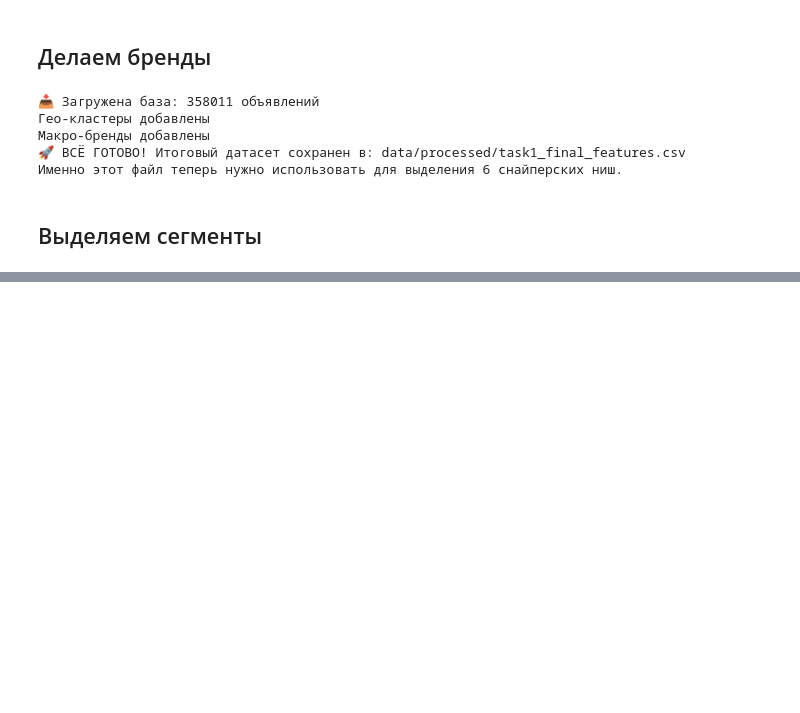
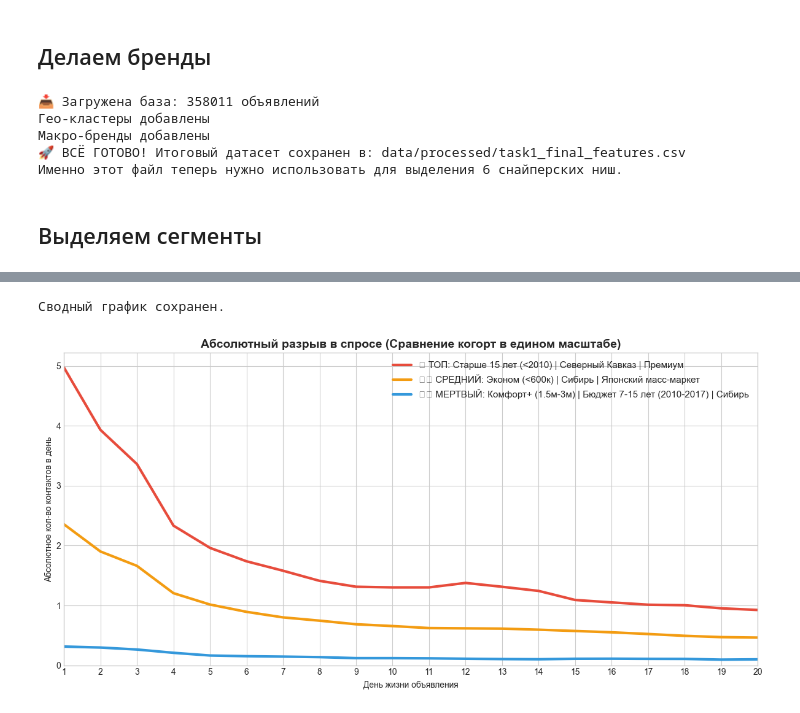
Before and after one commit to Arseniy0203/Avito_Case, a Jupyter notebook: 3_Segmentation.ipynb, the cells around one changed output, grey strips where cells are left out. Drawn from its saved outputs; the diff is of its cells as text; code cells hidden in the pictures; blank space fills up the shorter version.

```diff
--- a/3_Segmentation.ipynb
+++ b/3_Segmentation.ipynb
@@ -615,0 +719,46 @@ else:
+# %%
+plt.style.use('seaborn-v0_8-whitegrid')
+
+# Загрузка
+df_segments = pd.read_csv('data/processed/FINAL_PRODUCT_SEGMENTS.csv')
+df_dyn = pd.read_csv('data/processed/processed_task2_dense_dynamics.csv')
+df_segments['segment_ids'] = df_segments['segment_ids'].apply(ast.literal_eval)
+
+# Берем по ОДНОМУ самому яркому представителю из 3 групп
+top_segment = df_segments.iloc[0]
+mid_segment = df_segments.iloc[len(df_segments) // 2]
+bot_segment = df_segments.iloc[-1]
+
+plt.figure(figsize=(12, 6))
+
+# Рисуем 3 линии на одних осях
+for row, color, label_prefix in zip([top_segment, mid_segment, bot_segment],
+                                    ['#e74c3c', '#f39c12', '#3498db'],
+                                    ['🔥 ТОП', '⚖️ СРЕДНИЙ', '❄️ МЕРТВЫЙ']):
+
+    df_filtered = df_dyn[df_dyn['id'].isin(row['segment_ids'])]
+    df_filtered = df_filtered[df_filtered['day'] <= 20]
+
+    avg_data = df_filtered.groupby('day')['cnt_contacts'].mean().reset_index()
+    avg_data['smoothed'] = avg_data['cnt_contacts'].rolling(window=3, min_periods=1).mean()
+
+    # Сокращаем портрет для легенды
+    short_title = " | ".join(row['segment_portrait'].split(" | ")[:3])
+
+    plt.plot(avg_data['day'], avg_data['smoothed'],
+             color=color, linewidth=3, label=f"{label_prefix}: {short_title}")
+
+plt.title('Абсолютный разрыв в спросе (Сравнение когорт в едином масштабе)', fontsize=14, fontweight='bold')
+plt.xlabel('День жизни объявления')
+plt.ylabel('Абсолютное кол-во контактов в день')
+plt.xlim(1, 20)
+plt.xticks(range(1, 21))
+plt.ylim(bottom=0)
+plt.legend(fontsize=11)
+plt.tight_layout()
+
+plt.savefig('data/processed/viz_final_comparison.png', dpi=300)
+print("Сводный график сохранен.")
+# %% [output]
+Сводный график сохранен.
+[figure, added]
```
Also changed, not shown: parts of 20 cells of this notebook, 1 other file.
